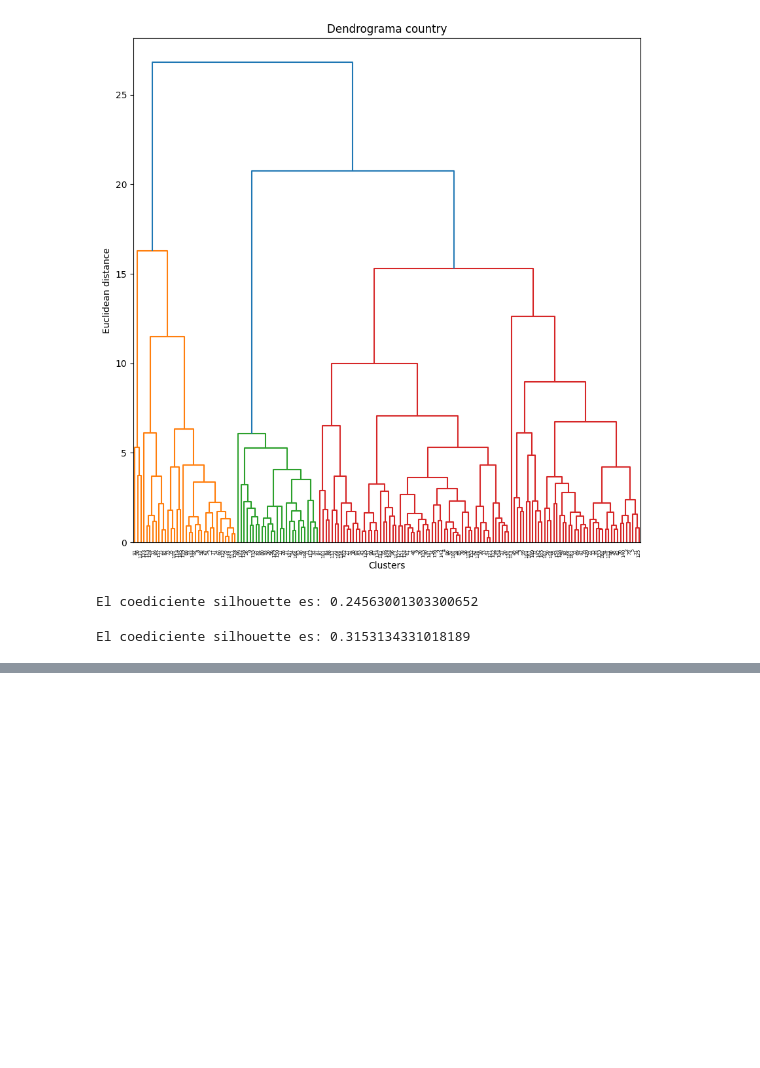
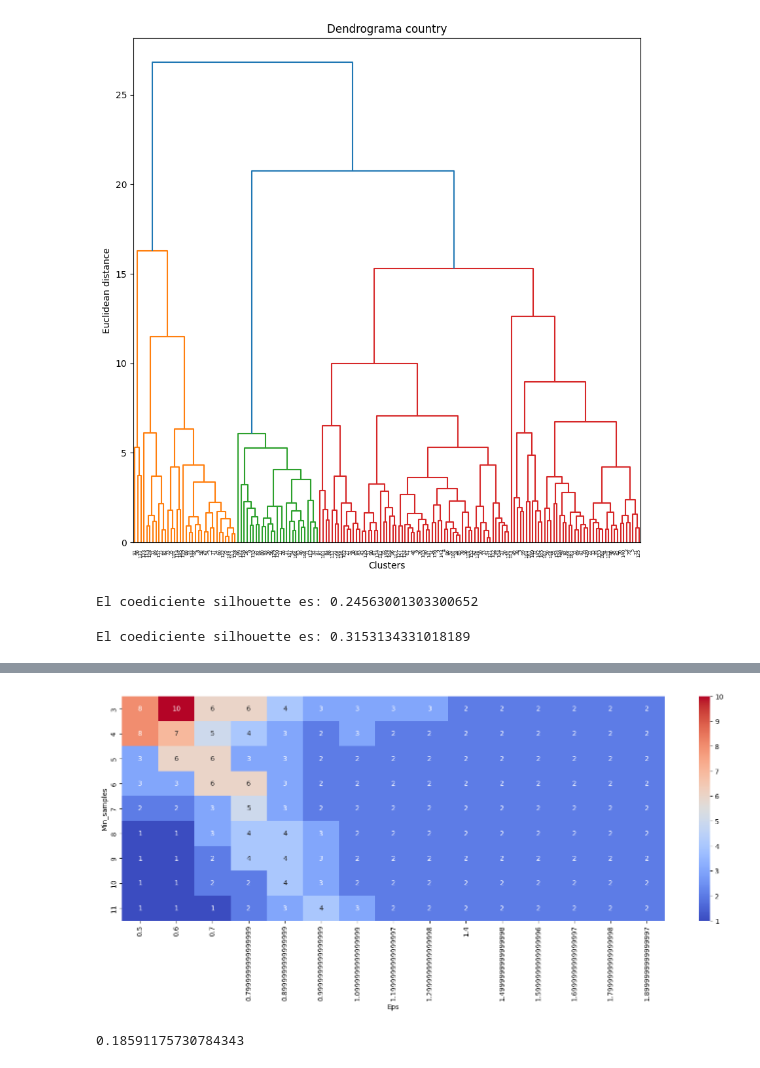
Before and after one commit to electrojam/Curso-de-Clustering-con-Python-y-scikit-learn, a Jupyter notebook: proyecto_countries_clustering.ipynb, the cells around one changed output, grey strips where cells are left out. Saved outputs shown, nothing was run; the diff lists cells and outputs as text; code cells hidden in the pictures; blank space fills up the shorter version.

```diff
--- a/proyecto_countries_clustering.ipynb
+++ b/proyecto_countries_clustering.ipynb
@@ -378,0 +431,17 @@ El coediciente silhouette es: 0.3153134331018189
+# %%
+fig, ax = plt.subplots(figsize=(18,6))
+sns.heatmap(pivot_2, annot=True, annot_kws={'size':10}, cmap='coolwarm', ax=ax)
+plt.show()
+# %% [output]
+[figure, added]
+# %%
+# Al analizar la gráfica para coef silueta de 0.19 en gráfica, se tiene valor de clusters de 3 en segunda gráfica,
+# por lo tanto escogemos valor de Eps de 1.1999 = 1.12
+dbscan_train = DBSCAN(eps=1.2, min_samples=3)
+y_dbscan = dbscan_train.fit_predict(pca_data_standar)
+print(silhouette_score(pca_data_standar, y_dbscan))
+df_country['dbscan-pca'] = y_dbscan
+
+# el resultado arroja valor similar al 0.19 de la gráfica 1
+# %% [output]
+0.18591175730784343
```
Also changed, not shown: parts of 9 cells of this notebook.
